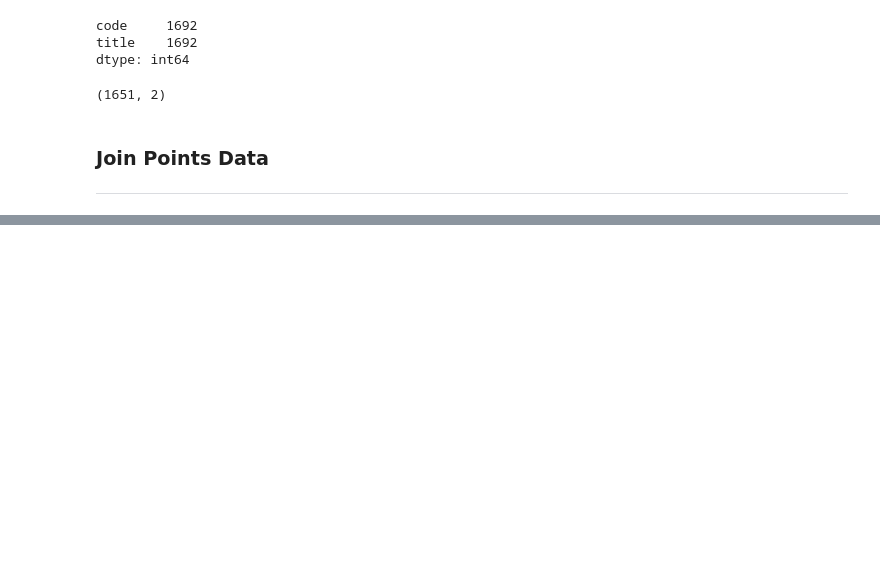
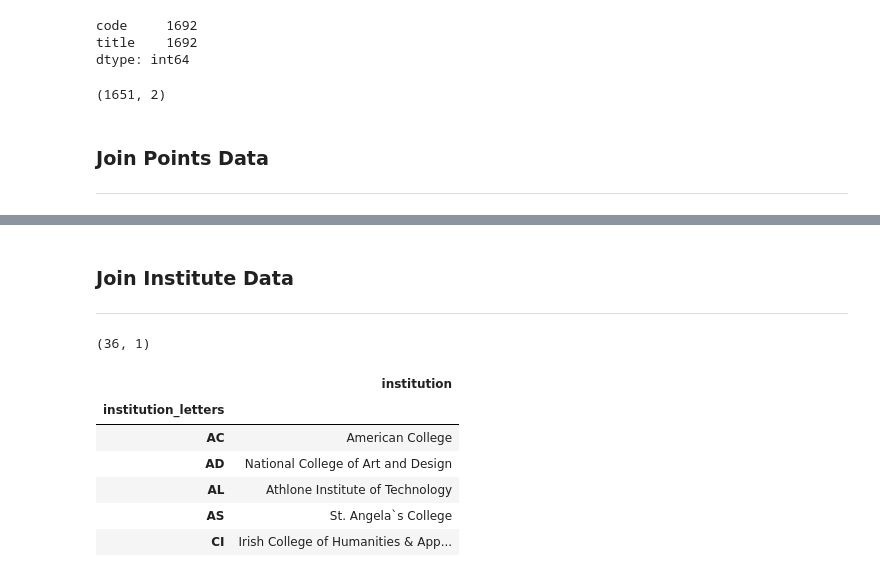
Before and after one commit to CiaranMoran27/Fundamentals-of-Data-Analysis, a Jupyter notebook: cao.ipynb, the cells around one changed output, grey strips where cells are left out. Saved outputs shown, nothing was run; the diff lists cells and outputs as text; code cells hidden in the pictures; blank space fills up the shorter version.

```diff
--- a/cao.ipynb
+++ b/cao.ipynb
@@ -267,3 +267,31 @@ all_courses.head(5)
 | AL803 | Software Design for Mobile Apps a... | 309 | 337 | 337 | NaN | NaN | NaN | ... |
 | AL805 | Computer Engineering for Network ... | 329 | 442 | 333 | NaN | NaN | NaN | ... |
 | AL810 | Quantity Surveying | 307 | 349 | 319 | NaN | NaN | NaN | ... |
+# %% [markdown]
+### Join Institute Data
+***
+# %%
+# reset 2021 df index and define its code & institution cols  as new df
+institution_df = df_2020.reset_index()[['code', 'institution']]
+
+# make new col with code letters, will be used to join institutes
+institution_df['institution_letters'] = institution_df['code'].str[:2]
+
+# drop records that are duplicated (based on institution)
+institution_df.drop_duplicates(subset ='institution_letters', keep = "last", inplace = True)
+
+# drop code col
+institution_df.drop('code', axis = 1, inplace = True)
+institution_df.set_index('institution_letters', inplace = True)
+
+print(institution_df.shape)
+institution_df.head(5)
+# %% [output]
+(36, 1)
+|  | institution |
+| institution_letters |  |
+| AC | American College |
+| AD | National College of Art and Design |
+| AL | Athlone Institute of Technology |
+| AS | St. Angela`s College |
+| CI | Irish College of Humanities & App... |
```
Also changed, not shown: parts of 2 cells of this notebook.
